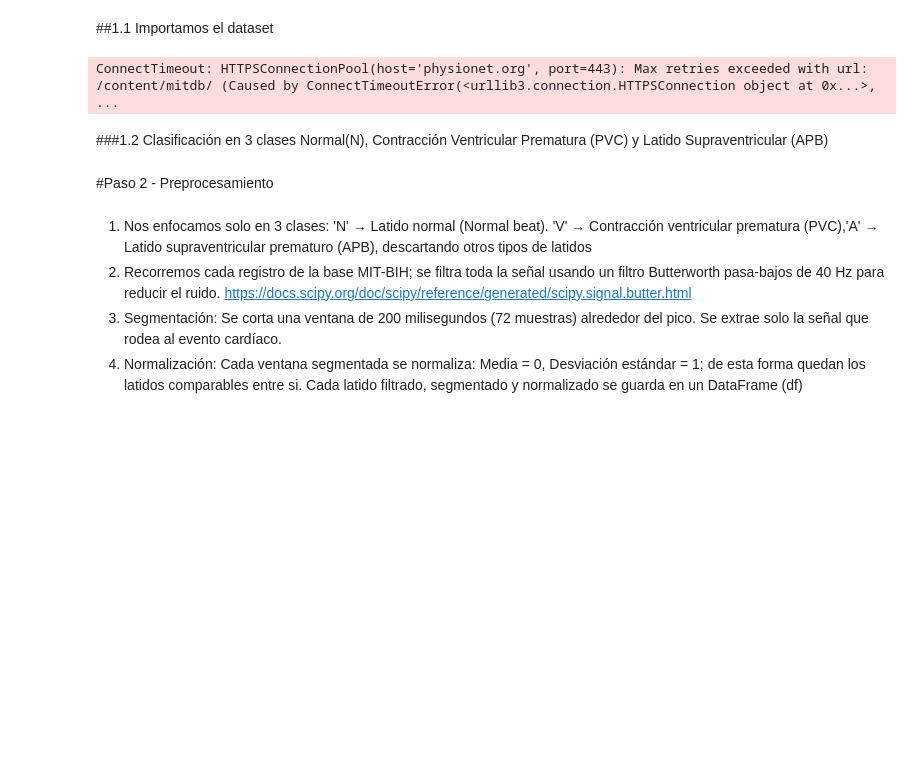
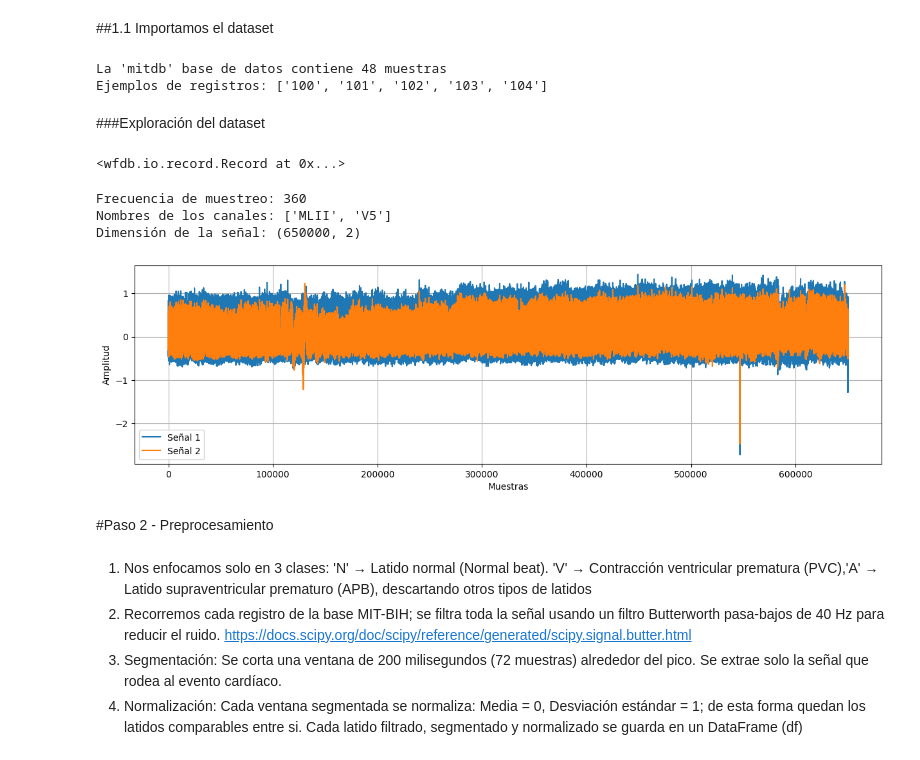
Before and after one commit to analiacuracaram/UGR_DeepLearning, a Jupyter notebook: Trabajo_Practico_N1_Aprendizaje_Profundo.ipynb, the cells around one changed output. Saved outputs shown, nothing was run; the diff lists cells and outputs as text; code cells hidden in the pictures; blank space fills up the shorter version.

```diff
--- a/Trabajo_Practico_N1_Aprendizaje_Profundo.ipynb
+++ b/Trabajo_Practico_N1_Aprendizaje_Profundo.ipynb
@@ -44,23 +44,36 @@ waveform_db = 'mitdb'
 # %%
 subjects = wfdb.get_record_list(waveform_db)
 print(f"La '{waveform_db}' base de datos contiene {len(subjects)} muestras")
+print(f"Ejemplos de registros: {subjects[:5]}")
 # %% [output]
-ConnectTimeout: HTTPSConnectionPool(host='physionet.org', port=443): Max retries exceeded with url: /content/mitdb/ (Caused by ConnectTimeoutError(<urllib3.connection.HTTPSConnection object at 0x...>, ...
+La 'mitdb' base de datos contiene 48 muestras
+Ejemplos de registros: ['100', '101', '102', '103', '104']
+# %% [markdown]
+###Exploración del dataset
+# %%
+record = wfdb.rdrecord('100', pn_dir='mitdb') ## Carga el registro 100 desde la base MITDB
+record
+# %% [output]
+<wfdb.io.record.Record at 0x...>
+# %%
+print("Frecuencia de muestreo:", record.fs)  # frecuencia de muestreo
+print("Nombres de los canales:", record.sig_name)  # nombres de los canales
+print("Dimensión de la señal:", record.p_signal.shape)  # dimensión de la señal
+# %% [output]
+Frecuencia de muestreo: 360
+Nombres de los canales: ['MLII', 'V5']
+Dimensión de la señal: (650000, 2)
 # %%
-import wfdb
+#Graficamos el registro 100
 import matplotlib.pyplot as plt
-
-record1 = '100' #Graficamos el primer registro para probar la importación
-record = wfdb.rdrecord(record1, pn_dir='mitdb')
 
 plt.figure(figsize=(15, 4))
 for i in range(record.p_signal.shape[1]):
     plt.plot(record.p_signal[:, i], label=f'Señal {i+1}')
 plt.xlabel('Muestras')
 plt.ylabel('Amplitud')
 plt.legend()
 plt.grid(True)
 plt.show()
+# %% [output]
+[figure, added]
-# %% [markdown]
-###1.2 Clasificación en 3 clases
-Normal(N), Contracción Ventricular Prematura (PVC) y Latido Supraventricular (APB)
```
Also changed, not shown: parts of 42 cells of this notebook.
